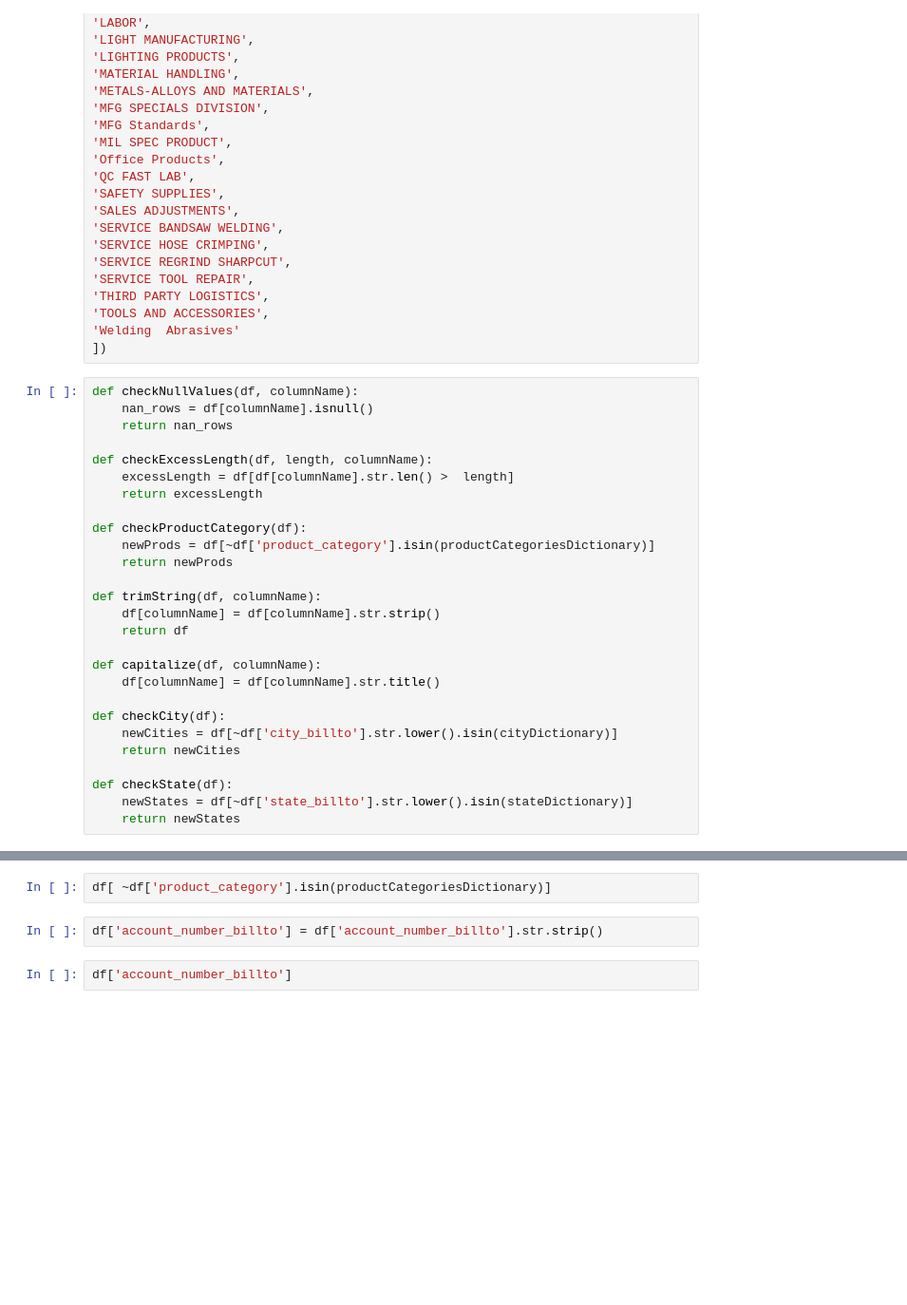
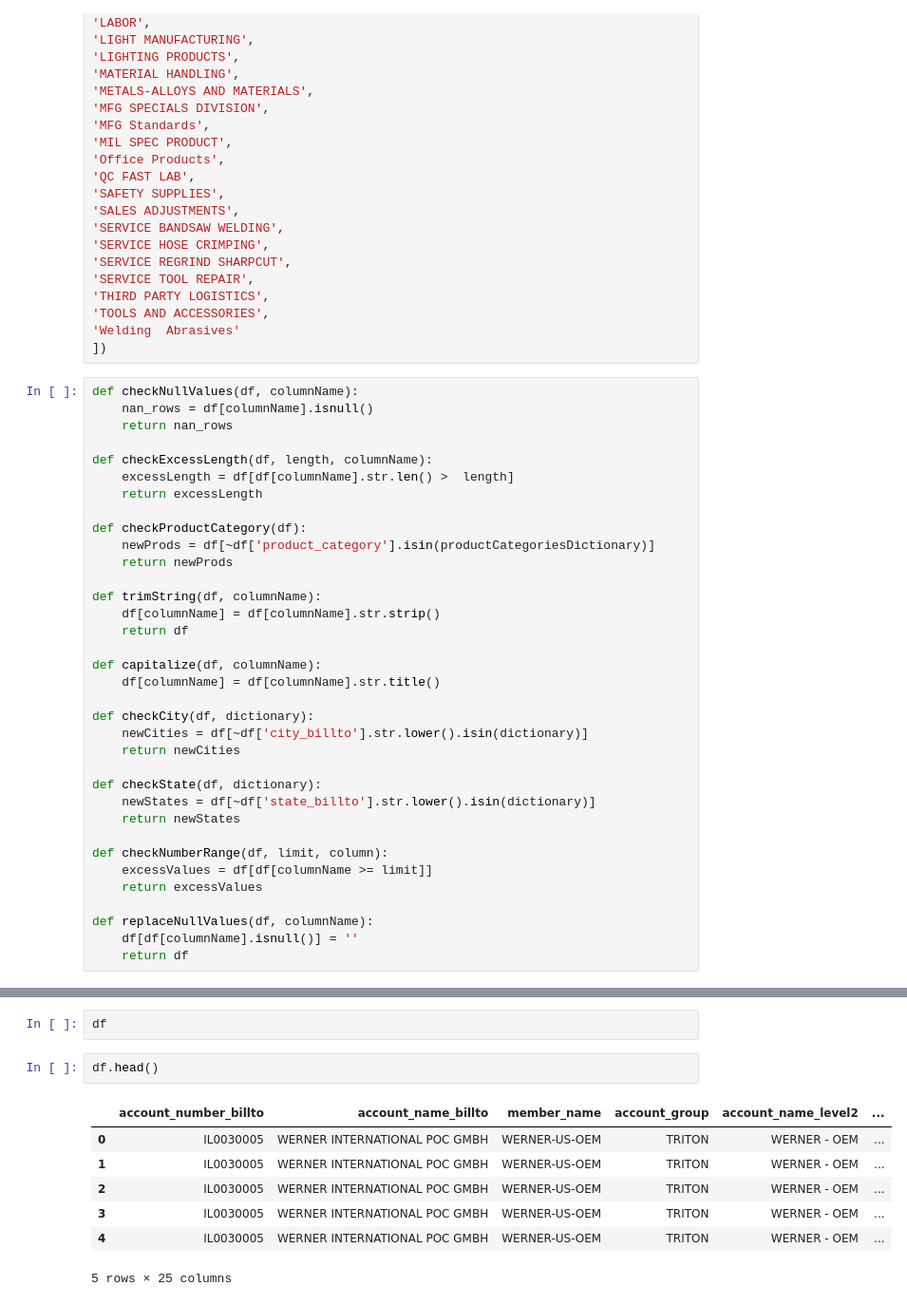
Before and after one commit to arjunvsingh/Procurement-Advisors, a Jupyter notebook: DataValidation.ipynb, the cells around one changed output, grey strips where cells are left out. Shown at 95% size. Saved outputs shown, nothing was run; the diff lists cells and outputs as text; blank space fills up the shorter version.

```diff
--- a/DataValidation.ipynb
+++ b/DataValidation.ipynb
@@ -114,10 +140,18 @@ def trimString(df, columnName):
 def capitalize(df, columnName):
     df[columnName] = df[columnName].str.title()
 
-def checkCity(df):
-    newCities = df[~df['city_billto'].str.lower().isin(cityDictionary)]
+def checkCity(df, dictionary):
+    newCities = df[~df['city_billto'].str.lower().isin(dictionary)]
     return newCities
 
-def checkState(df):
-    newStates = df[~df['state_billto'].str.lower().isin(stateDictionary)]
+def checkState(df, dictionary):
+    newStates = df[~df['state_billto'].str.lower().isin(dictionary)]
     return newStates
+
+def checkNumberRange(df, limit, column):
+    excessValues = df[df[columnName >= limit]]
+    return excessValues
+
+def replaceNullValues(df, columnName):
+    df[df[columnName].isnull()] = ''
+    return df
@@ -177,6 +266,12 @@ newProductCategory = checkProductCategory(df)
-# %%
-df[ ~df['product_category'].isin(productCategoriesDictionary)]
-# %%
-df['account_number_billto'] = df['account_number_billto'].str.strip()
 # %%
-df['account_number_billto']
+df
+# %%
+df.head()
+# %% [output]
+|  | account_number_billto | account_name_billto | member_name | account_group | account_name_level2 | ... |
+| 0 | IL0030005 | WERNER INTERNATIONAL POC GMBH | WERNER-US-OEM | TRITON | WERNER - OEM | ... |
+| 1 | IL0030005 | WERNER INTERNATIONAL POC GMBH | WERNER-US-OEM | TRITON | WERNER - OEM | ... |
+| 2 | IL0030005 | WERNER INTERNATIONAL POC GMBH | WERNER-US-OEM | TRITON | WERNER - OEM | ... |
+| 3 | IL0030005 | WERNER INTERNATIONAL POC GMBH | WERNER-US-OEM | TRITON | WERNER - OEM | ... |
+| 4 | IL0030005 | WERNER INTERNATIONAL POC GMBH | WERNER-US-OEM | TRITON | WERNER - OEM | ... |
+5 rows × 25 columns
```
Also changed, not shown: parts of 7 cells of this notebook, 4 other files.
